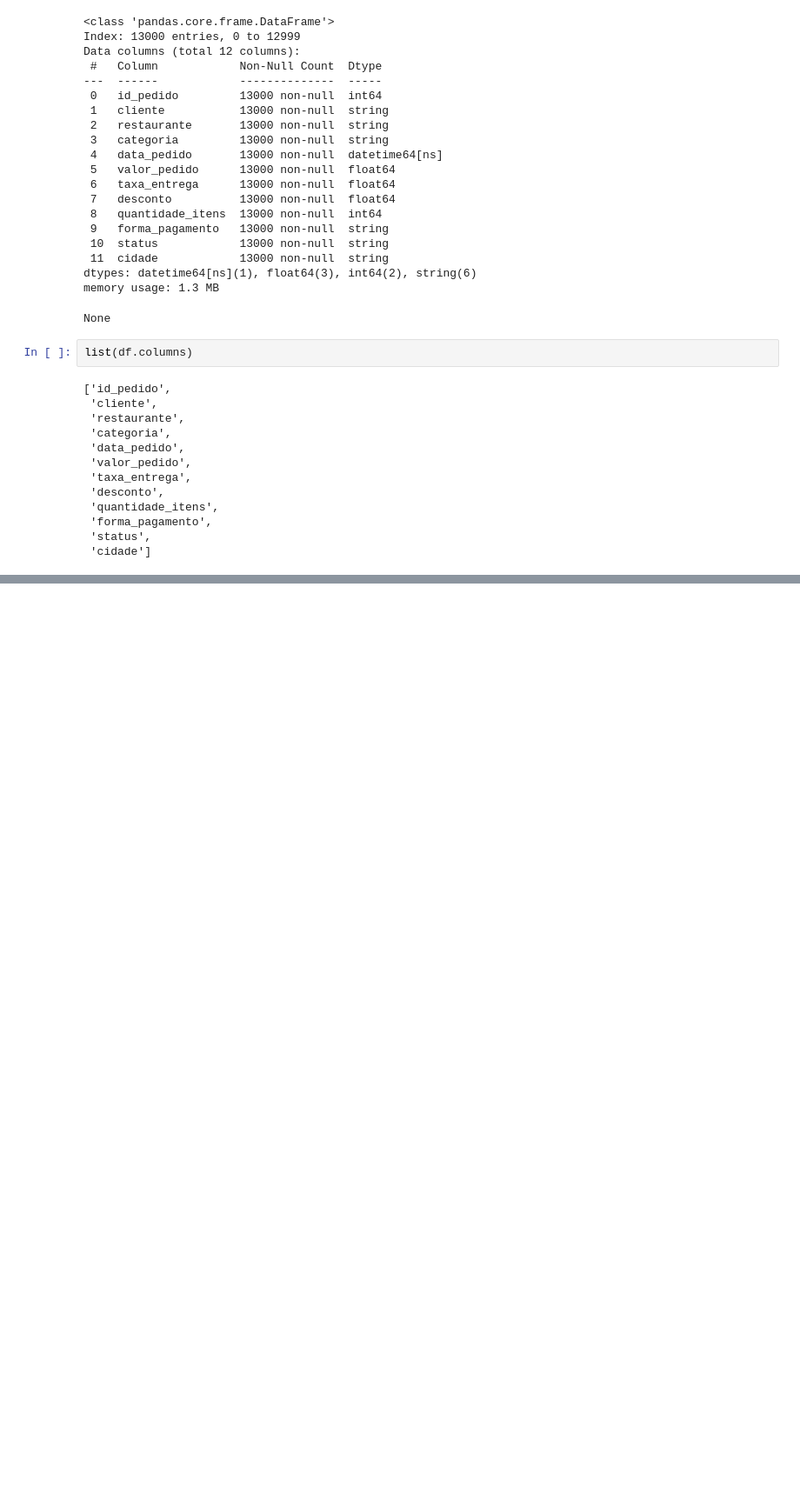
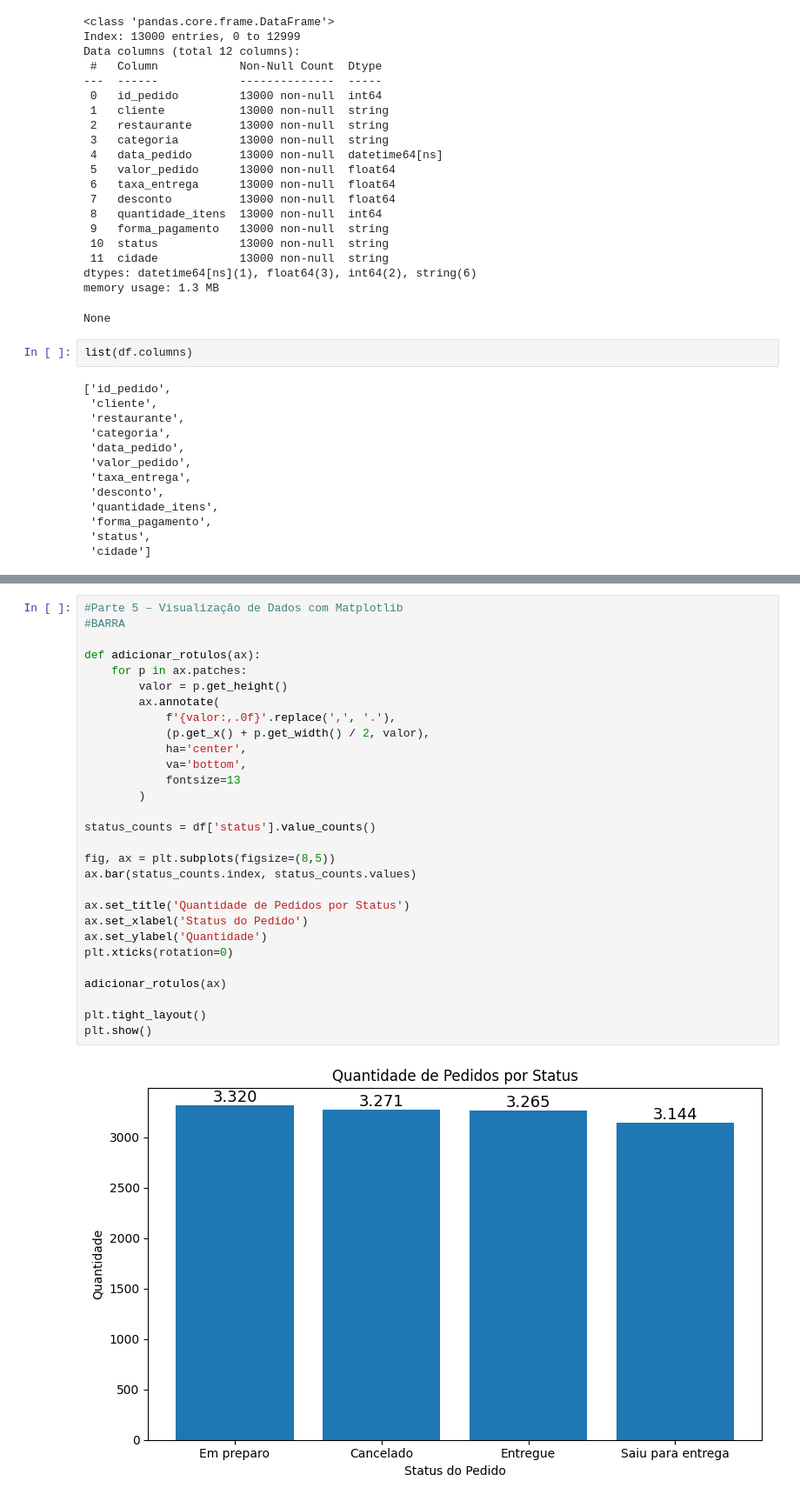
Before and after one commit to aneguimaraestf/CursoSenac20250791, a Jupyter notebook: Atividade - Pandas e Matplotlib/Resolução_Atividade.ipynb, the cells around one changed output, grey strips where cells are left out. Shown at 87% size. Saved outputs shown, nothing was run; the diff lists cells and outputs as text; blank space fills up the shorter version.

```diff
--- a/Atividade - Pandas e Matplotlib/Resolução_Atividade.ipynb
+++ b/Atividade - Pandas e Matplotlib/Resolução_Atividade.ipynb
@@ -274,0 +444,31 @@ display(df.head(5))
+# %%
+#Parte 5 – Visualização de Dados com Matplotlib
+#BARRA
+
+def adicionar_rotulos(ax):
+    for p in ax.patches:
+        valor = p.get_height()
+        ax.annotate(
+            f'{valor:,.0f}'.replace(',', '.'),
+            (p.get_x() + p.get_width() / 2, valor),
+            ha='center',
+            va='bottom',
+            fontsize=13
+        )
+
+status_counts = df['status'].value_counts()
+
+fig, ax = plt.subplots(figsize=(8,5))
+ax.bar(status_counts.index, status_counts.values)
+
+ax.set_title('Quantidade de Pedidos por Status')
+ax.set_xlabel('Status do Pedido')
+ax.set_ylabel('Quantidade')
+plt.xticks(rotation=0)
+
+adicionar_rotulos(ax)
+
+plt.tight_layout()
+plt.show()
+# %% [output]
+[figure, added]
```
Also changed, not shown: parts of 15 cells of this notebook.
